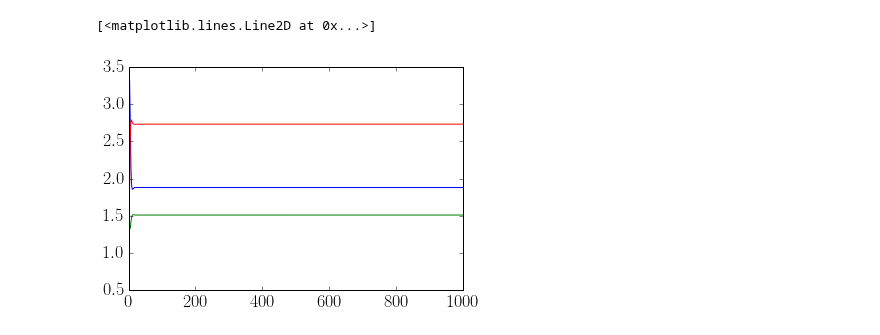
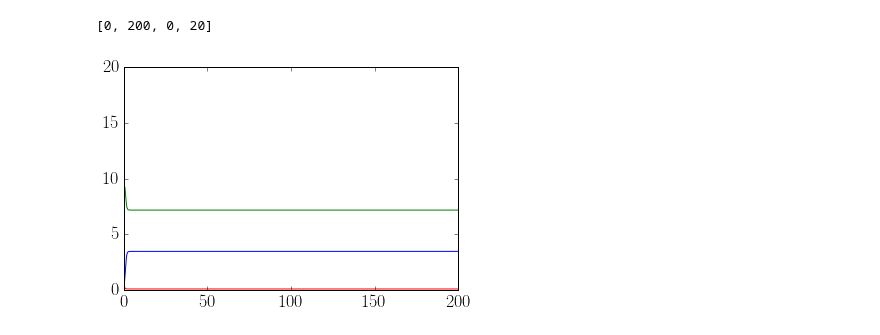
Before and after one commit to reand705/IGP, a Jupyter notebook: Var_Method_IGP.ipynb, the cells around one changed output. Saved outputs shown, nothing was run; the diff lists cells and outputs as text; code cells hidden in the pictures.

```diff
--- a/Var_Method_IGP.ipynb
+++ b/Var_Method_IGP.ipynb
@@ -20,23 +20,22 @@ d_1 = 0.05
 d_2 = 0.05
 d_r = 0.05
 m = 0.75
-mu = 5
+mu = 133
 gamma = 0.5
 alpha = 0.1
 beta = 2.0
 phi = 0.25
 
 #Discret tempo
-Tmax = 1000
-N = 10000
+Tmax = 200
+N = 2000
 # %%
 #Populações Iniciais
-def B10(b10):
-    return b10
-def A10(a10):
-    return a10
-def A20(a20):
-    return a20
+def init():
+    b10 = 1.0
+    a10 = 1.0
+    a20 = 1.0
+    return b10, a10, a20
 # %%
 #lado direito das edos
 def ddt(y, t):
@@ -53,18 +69,29 @@ def ddt(y, t):
 # %%
 #Integre aqui
+d_r = 5
+d_1 = 5
+d_2 = 5
+mu = 51
+m = 1.0
+gamma = 0.5
+alpha = 1
+beta = 1
+phi = 1.0
 t = np.linspace(0,Tmax,N)
 #pop inicial
-y0 = np.r_[B10(1),A10(1),A20(1)]
+B10,A10,A20 = init()
+y0 = np.r_[B10,A10,A20]
 sol = scipy.integrate.odeint(ddt,y0,t)
 sol = np.array(sol)
 # %%
 np.shape(sol)
 B1 = sol[:,0]
 A1 = sol[:,1]
 A2 = sol[:,2]
 plt.plot(t,B1, color = 'green')
 plt.plot(t,A1, color = 'blue')
 plt.plot(t,A2, color = 'red')
+plt.axis([0,Tmax,0,20])
 # %% [output]
-[<matplotlib.lines.Line2D at 0x...>]
+[0, 200, 0, 20]
-[figure, old version]
+[figure, new version]
```
Also changed, not shown: parts of 5 cells of this notebook, 1 other file.
